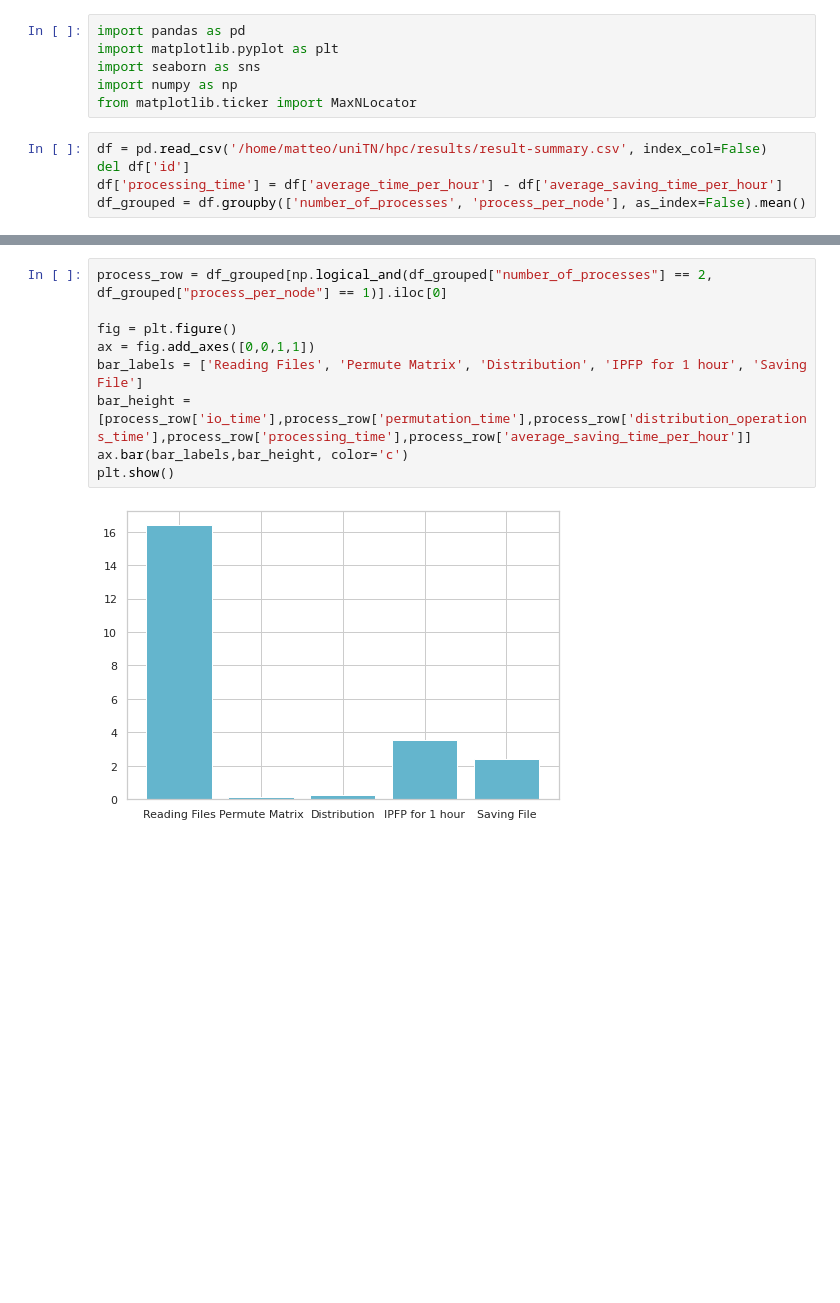
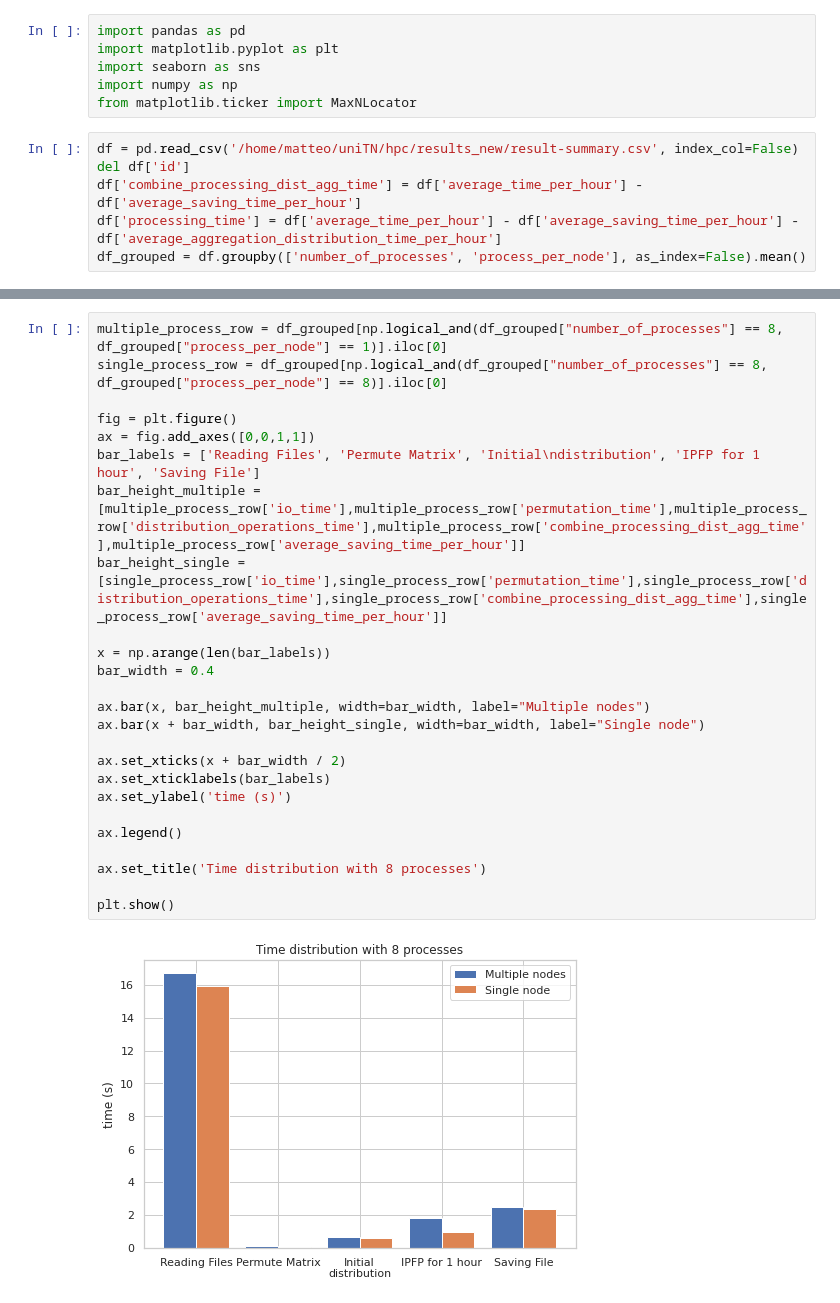
Before and after one commit to mbortolon97/ipfp-hpc-cluster, a Jupyter notebook: src/data_visualization/performance_graph.ipynb, the cells around one changed output, grey strips where cells are left out. Saved outputs shown, nothing was run; the diff lists cells and outputs as text; blank space fills up the shorter version.

Commit message:
Update utils and graphs

```diff
--- a/src/data_visualization/performance_graph.ipynb
+++ b/src/data_visualization/performance_graph.ipynb
@@ -7,9 +7,10 @@ import seaborn as sns
 import numpy as np
 from matplotlib.ticker import MaxNLocator
 # %%
-df = pd.read_csv('/home/matteo/uniTN/hpc/results/result-summary.csv', index_col=False)
+df = pd.read_csv('/home/matteo/uniTN/hpc/results_new/result-summary.csv', index_col=False)
 del df['id']
-df['processing_time'] = df['average_time_per_hour'] - df['average_saving_time_per_hour']
+df['combine_processing_dist_agg_time'] = df['average_time_per_hour'] - df['average_saving_time_per_hour']
+df['processing_time'] = df['average_time_per_hour'] - df['average_saving_time_per_hour'] - df['average_aggregation_distribution_time_per_hour']
 df_grouped = df.groupby(['number_of_processes', 'process_per_node'], as_index=False).mean()
 # %%
 df
@@ -117,11 +122,27 @@ plt.show()
 # %%
-process_row = df_grouped[np.logical_and(df_grouped["number_of_processes"] == 2, df_grouped["process_per_node"] == 1)].iloc[0]
+multiple_process_row = df_grouped[np.logical_and(df_grouped["number_of_processes"] == 8, df_grouped["process_per_node"] == 1)].iloc[0]
+single_process_row = df_grouped[np.logical_and(df_grouped["number_of_processes"] == 8, df_grouped["process_per_node"] == 8)].iloc[0]
 
 fig = plt.figure()
 ax = fig.add_axes([0,0,1,1])
-bar_labels = ['Reading Files', 'Permute Matrix', 'Distribution', 'IPFP for 1 hour', 'Saving File']
-bar_height = [process_row['io_time'],process_row['permutation_time'],process_row['distribution_operations_time'],process_row['processing_time'],process_row['average_saving_time_per_hour']]
-ax.bar(bar_labels,bar_height, color='c')
+bar_labels = ['Reading Files', 'Permute Matrix', 'Initial\ndistribution', 'IPFP for 1 hour', 'Saving File']
+bar_height_multiple = [multiple_process_row['io_time'],multiple_process_row['permutation_time'],multiple_process_row['distribution_operations_time'],multiple_process_row['combine_processing_dist_agg_time'],multiple_process_row['average_saving_time_per_hour']]
+bar_height_single = [single_process_row['io_time'],single_process_row['permutation_time'],single_process_row['distribution_operations_time'],single_process_row['combine_processing_dist_agg_time'],single_process_row['average_saving_time_per_hour']]
+
+x = np.arange(len(bar_labels))
+bar_width = 0.4
+
+ax.bar(x, bar_height_multiple, width=bar_width, label="Multiple nodes")
+ax.bar(x + bar_width, bar_height_single, width=bar_width, label="Single node")
+
+ax.set_xticks(x + bar_width / 2)
+ax.set_xticklabels(bar_labels)
+ax.set_ylabel('time (s)')
+
+ax.legend()
+
+ax.set_title('Time distribution with 8 processes')
+
 plt.show()
 # %% [output]
-[figure, old version]
+[figure, new version]
```
Also changed, not shown: parts of 6 cells of this notebook, 1 other file.
